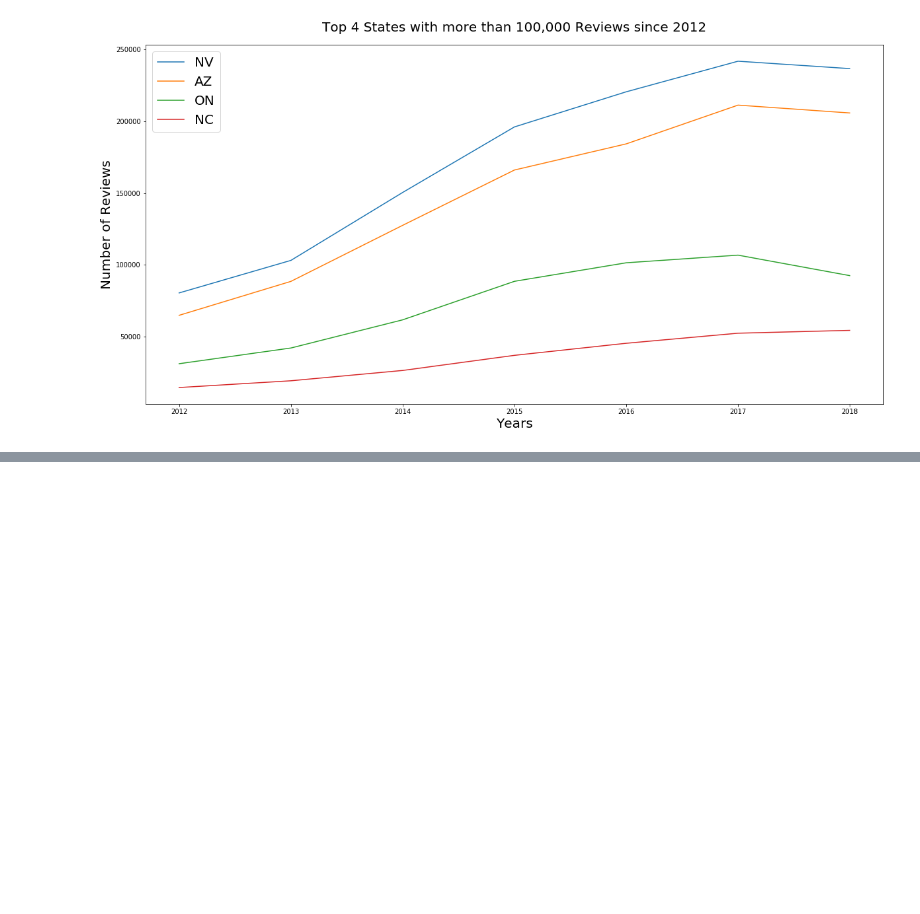
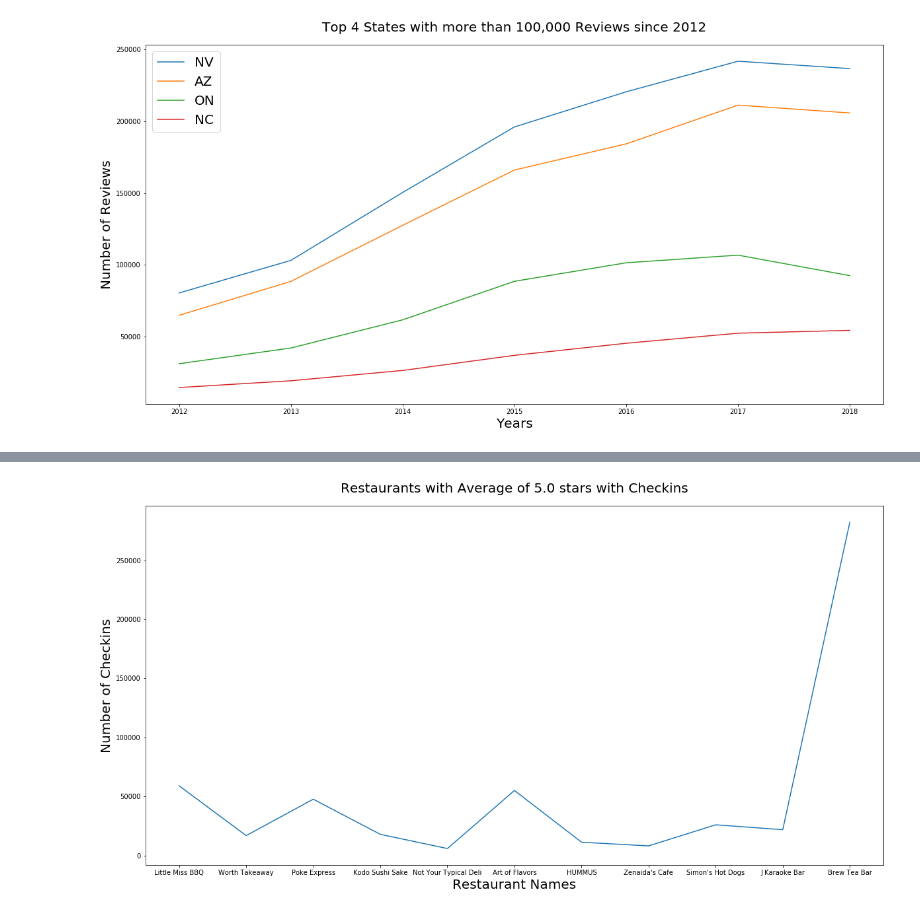
Before and after one commit to yueweng/restaurant-reviews, a Jupyter notebook: project.ipynb, the cells around one changed output, grey strips where cells are left out. Saved outputs shown, nothing was run; the diff lists cells and outputs as text; code cells hidden in the pictures; blank space fills up the shorter version.

```diff
--- a/project.ipynb
+++ b/project.ipynb
@@ -322,0 +363,3 @@ review_stars
+# %%
+business_checkin = pd.merge(hstarsreviews, checkin_df, left_on='business_id', right_on='business_id')
+business_checkin
@@ -322,0 +380,5 @@ review_stars
+# %%
+# business_checkin.head(10)['date'].apply(len)
+
+business_checkin['checkin_count'] = business_checkin.get('date').apply(len)
+business_checkin
@@ -322,0 +399,13 @@ review_stars
+# %%
+fig, ax = plt.subplots(figsize=[20, 10])
+
+fiveStars = business_checkin[business_checkin['stars'] == 5.0]
+
+ax.set_title('Restaurants with Average of 5.0 stars with Checkins', fontsize=20, pad=20)
+ax.plot(fiveStars['name'], fiveStars['checkin_count'])
+ax.set_xlabel('Restaurant Names', fontsize=20)
+ax.set_ylabel('Number of Checkins', fontsize=20)
+
+plt.show()
+# %% [output]
+[figure, added]
```
Also changed, not shown: parts of 19 cells of this notebook, 3 other files.
